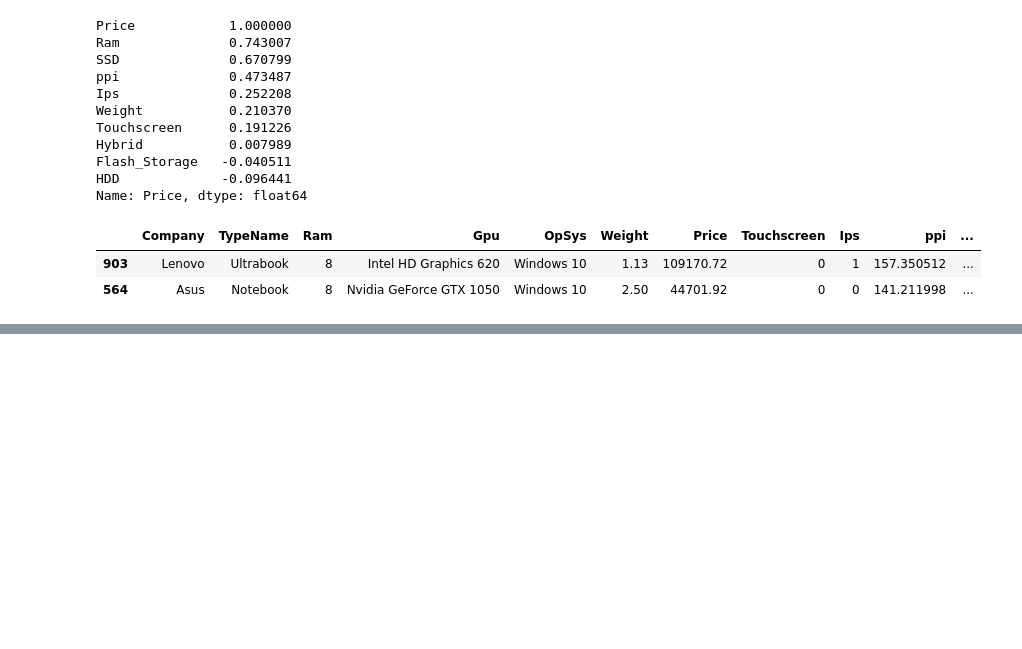
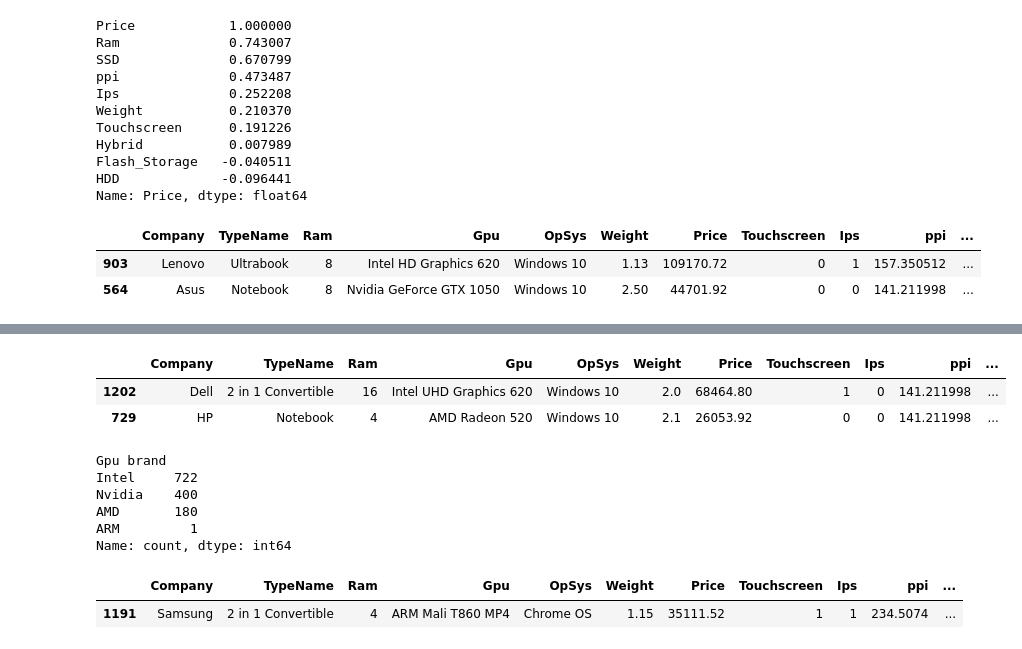
Before and after one commit to afadnan/laptopPricePrediction, a Jupyter notebook: laptop.ipynb, the cells around one changed output, grey strips where cells are left out. Drawn from its saved outputs; the diff is of its cells as text; code cells hidden in the pictures; blank space fills up the shorter version.

```diff
--- a/laptop.ipynb
+++ b/laptop.ipynb
@@ -686,0 +705,20 @@ df.sample(2)
+# %%
+df.sample(2)
+# %% [output]
+|  | Company | TypeName | Ram | Gpu | OpSys | Weight | Price | Touchscreen | Ips | ppi | ... |
+| 1202 | Dell | 2 in 1 Convertible | 16 | Intel UHD Graphics 620 | Windows 10 | 2.0 | 68464.80 | 1 | 0 | 141.211998 | ... |
+| 729 | HP | Notebook | 4 | AMD Radeon 520 | Windows 10 | 2.1 | 26053.92 | 0 | 0 | 141.211998 | ... |
+# %%
+df['Gpu brand'].value_counts()
+# %% [output]
+Gpu brand
+Intel     722
+Nvidia    400
+AMD       180
+ARM         1
+Name: count, dtype: int64
+# %%
+df[df['Gpu brand'] == 'ARM']
+# %% [output]
+|  | Company | TypeName | Ram | Gpu | OpSys | Weight | Price | Touchscreen | Ips | ppi | ... |
+| 1191 | Samsung | 2 in 1 Convertible | 4 | ARM Mali T860 MP4 | Chrome OS | 1.15 | 35111.52 | 1 | 1 | 234.5074 | ... |
```
Also changed, not shown: parts of 9 cells of this notebook.
